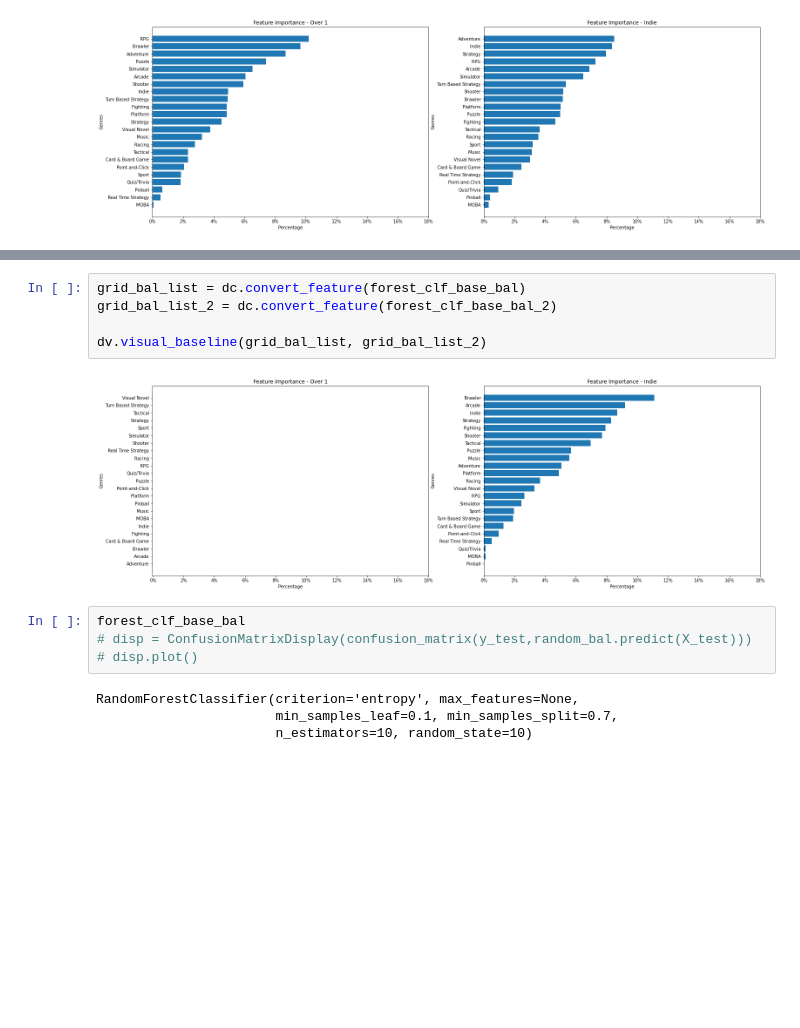
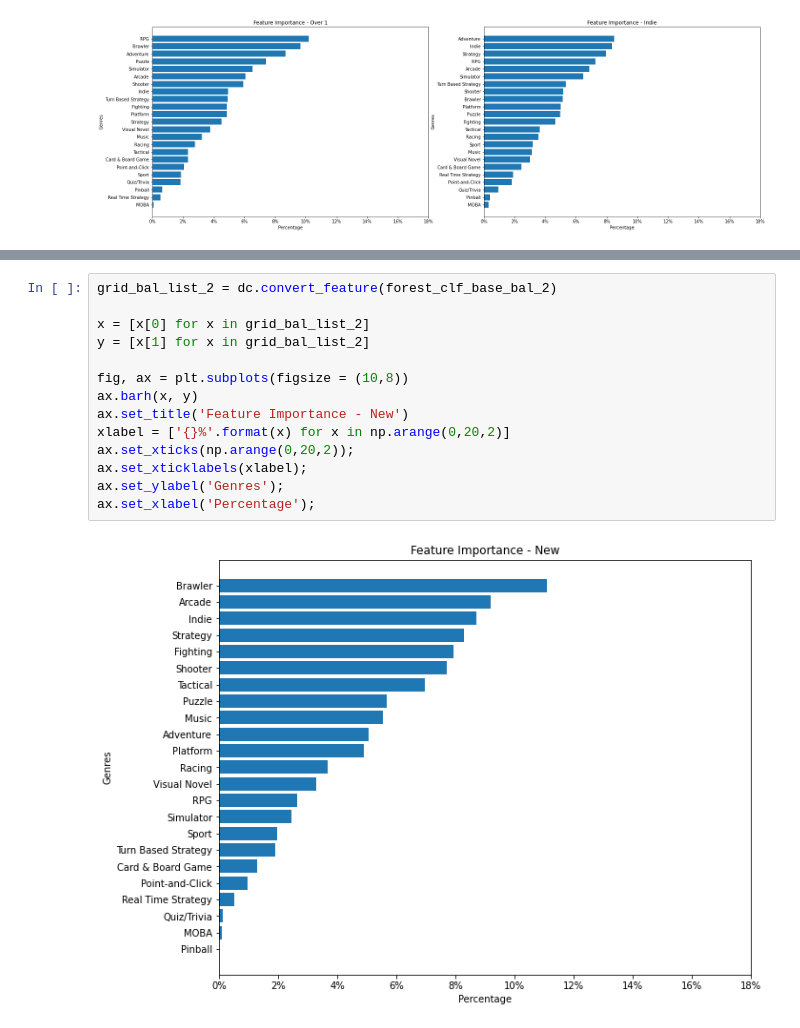
Before and after one commit to Tommyphung1/Predicting-Video-Games-Profit-with-Genres, a Jupyter notebook: Final_Notebook.ipynb, the cells around one changed output, grey strips where cells are left out. Drawn from its saved outputs; the diff is of its cells as text; blank space fills up the shorter version.

```diff
--- a/Final_Notebook.ipynb
+++ b/Final_Notebook.ipynb
@@ -653,15 +618,16 @@ dv.visual_baseline(random_bal_list, random_bal_list_2)
-# %%
-grid_bal_list = dc.convert_feature(forest_clf_base_bal)
-grid_bal_list_2 = dc.convert_feature(forest_clf_base_bal_2)
-
-dv.visual_baseline(grid_bal_list, grid_bal_list_2)
-# %% [output]
-[figure, removed]
-# %%
-forest_clf_base_bal
-# disp = ConfusionMatrixDisplay(confusion_matrix(y_test,random_bal.predict(X_test)))
-# disp.plot()
-# %% [output]
-RandomForestClassifier(criterion='entropy', max_features=None,
-                       min_samples_leaf=0.1, min_samples_split=0.7,
-                       n_estimators=10, random_state=10)
+# %%
+grid_bal_list_2 = dc.convert_feature(forest_clf_base_bal_2)
+
+x = [x[0] for x in grid_bal_list_2]
+y = [x[1] for x in grid_bal_list_2]
+
+fig, ax = plt.subplots(figsize = (10,8))
+ax.barh(x, y)
+ax.set_title('Feature Importance - New')
+xlabel = ['{}%'.format(x) for x in np.arange(0,20,2)]
+ax.set_xticks(np.arange(0,20,2));
+ax.set_xticklabels(xlabel);
+ax.set_ylabel('Genres');
+ax.set_xlabel('Percentage');
+# %% [output]
+[figure, added]
```
Also changed, not shown: parts of 42 cells of this notebook, 8 other files.
